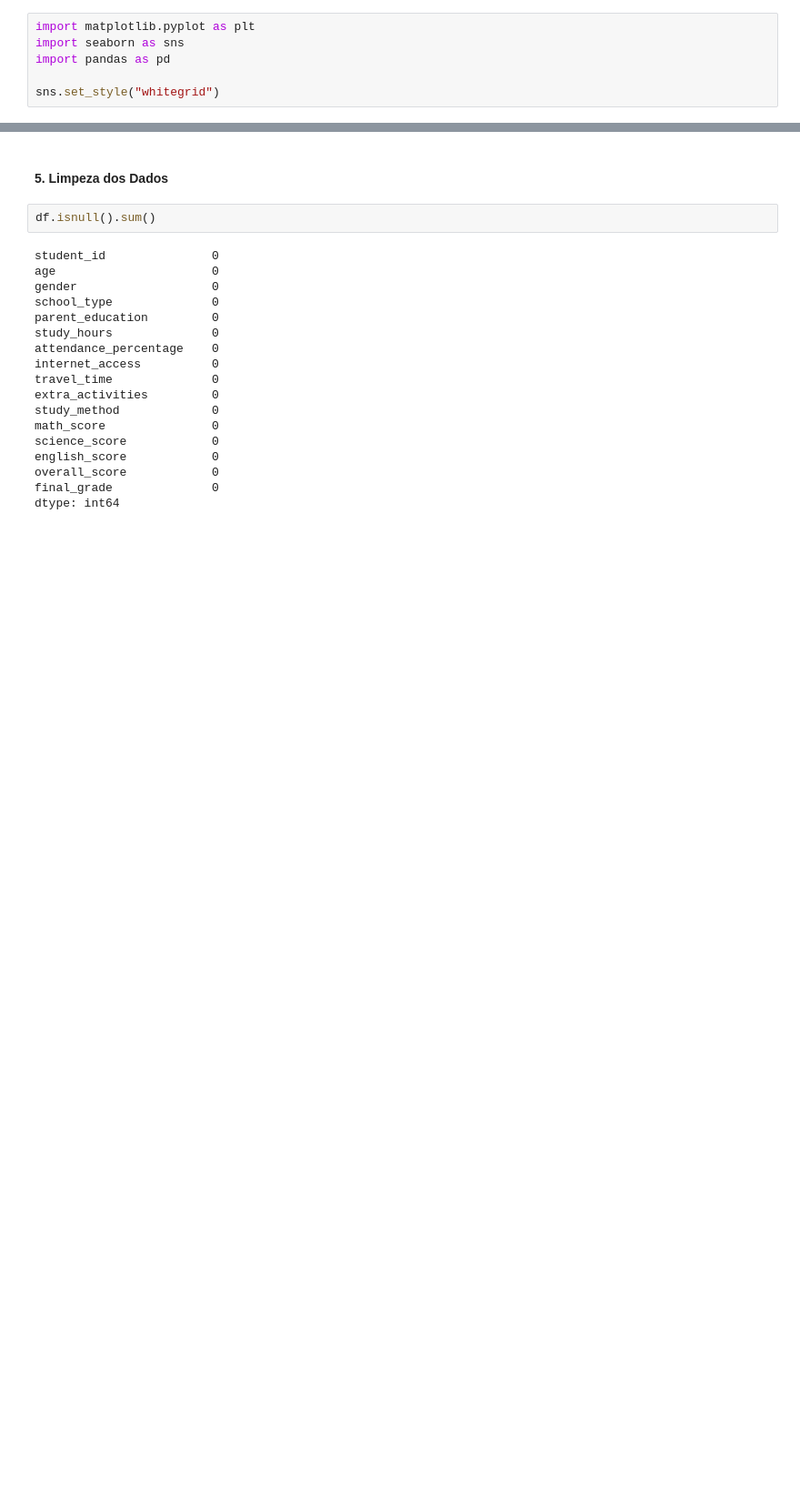
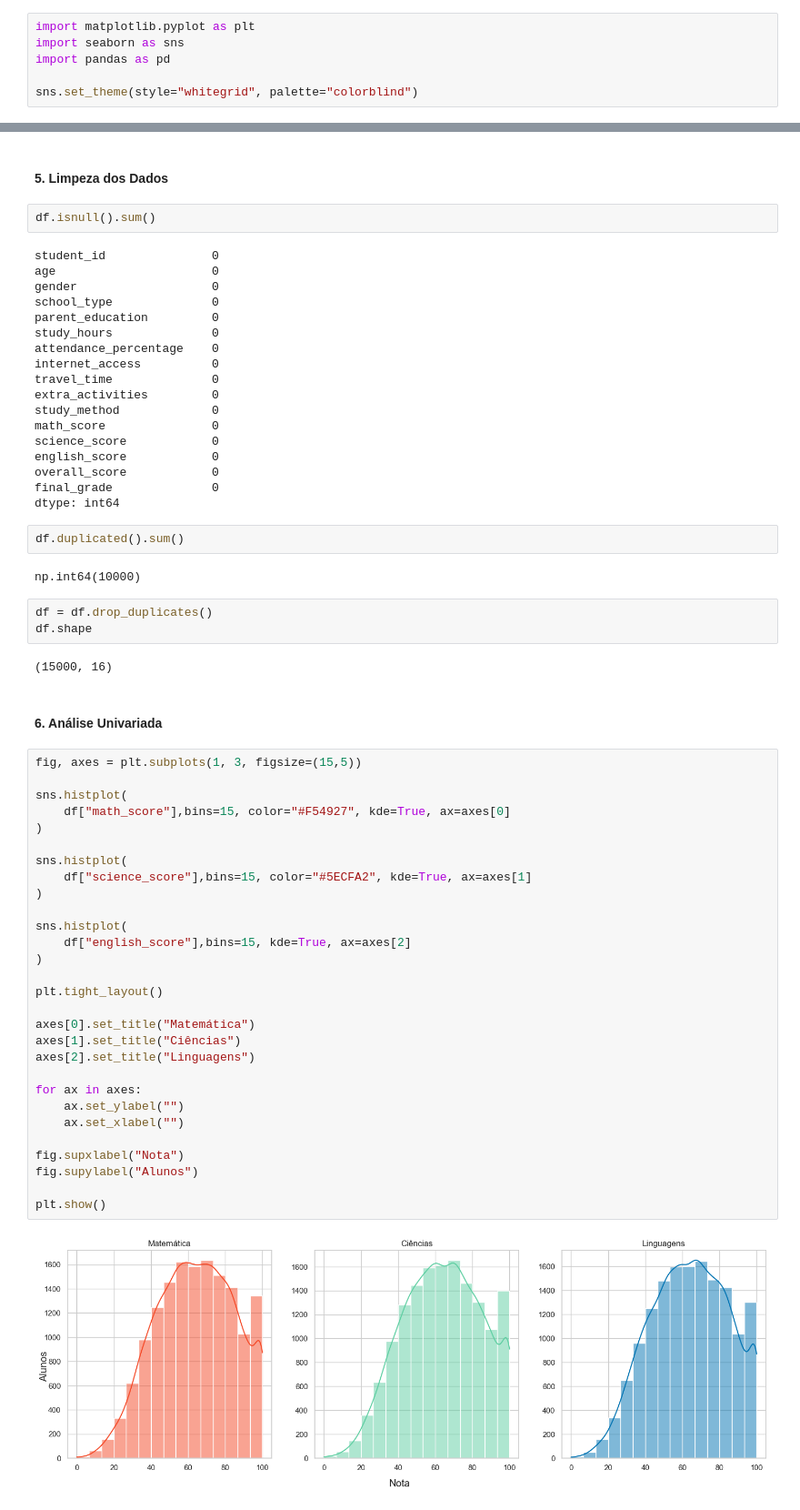
Before and after one commit to Cristhian-Selbach/analise-exploratoria-performance-estudantes, a Jupyter notebook: main.ipynb, the cells around one changed output, grey strips where cells are left out. Shown at 91% size. Cells and saved outputs as stored; diff of their text form; blank space fills up the shorter version.

Commit message:
analise univariada

```diff
--- a/main.ipynb
+++ b/main.ipynb
@@ -8,7 +8,7 @@ import matplotlib.pyplot as plt
 import seaborn as sns
 import pandas as pd
 
-sns.set_style("whitegrid")
+sns.set_theme(style="whitegrid", palette="colorblind")
 # %% [markdown]
 #### **3. Importação do Dataset**
 # %%
@@ -83,3 +106,45 @@ english_score            0
 overall_score            0
 final_grade              0
 dtype: int64
+# %%
+df.duplicated().sum()
+# %% [output]
+np.int64(10000)
+# %%
+df = df.drop_duplicates()
+df.shape
+# %% [output]
+(15000, 16)
+# %% [markdown]
+#### **6. Análise Univariada**
+# %%
+fig, axes = plt.subplots(1, 3, figsize=(15,5))
+
+sns.histplot(
+    df["math_score"],bins=15, color="#F54927", kde=True, ax=axes[0]
+)
+
+sns.histplot(
+    df["science_score"],bins=15, color="#5ECFA2", kde=True, ax=axes[1]
+)
+
+sns.histplot(
+    df["english_score"],bins=15, kde=True, ax=axes[2]
+)
+
+plt.tight_layout()
+
+axes[0].set_title("Matemática")
+axes[1].set_title("Ciências")
+axes[2].set_title("Linguagens")
+
+for ax in axes:
+    ax.set_ylabel("")
+    ax.set_xlabel("")
+
+fig.supxlabel("Nota")
+fig.supylabel("Alunos")
+
+plt.show()
+# %% [output]
+[figure, added]
```
Also changed, not shown: parts of 5 cells of this notebook.
